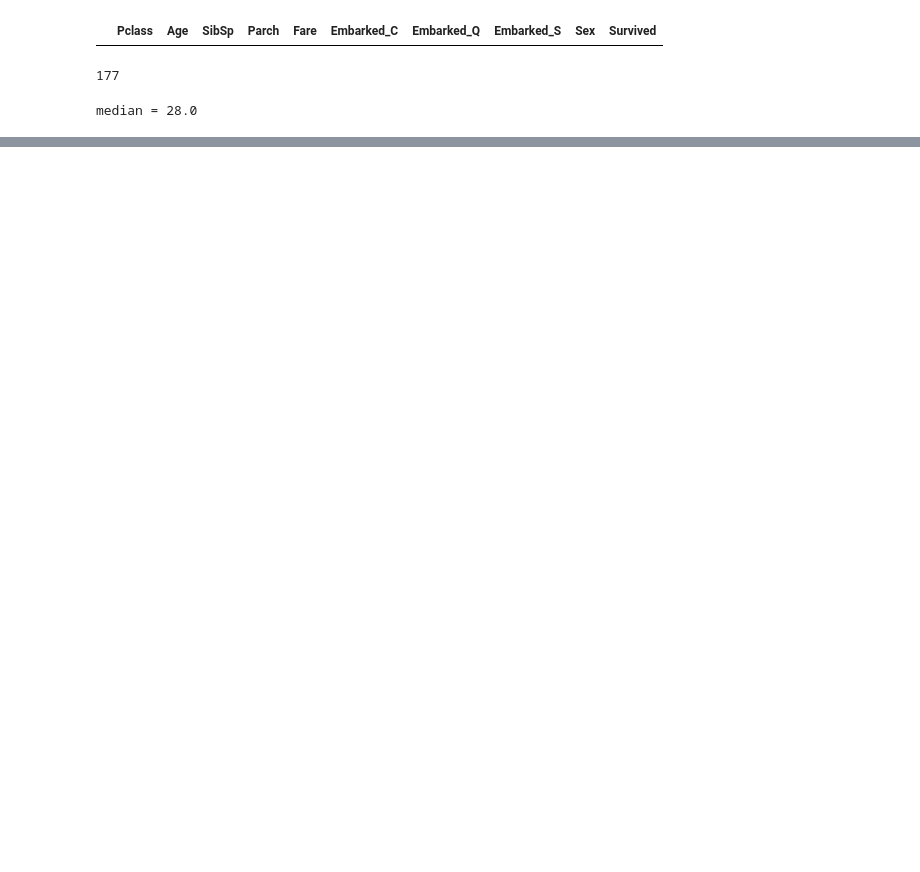
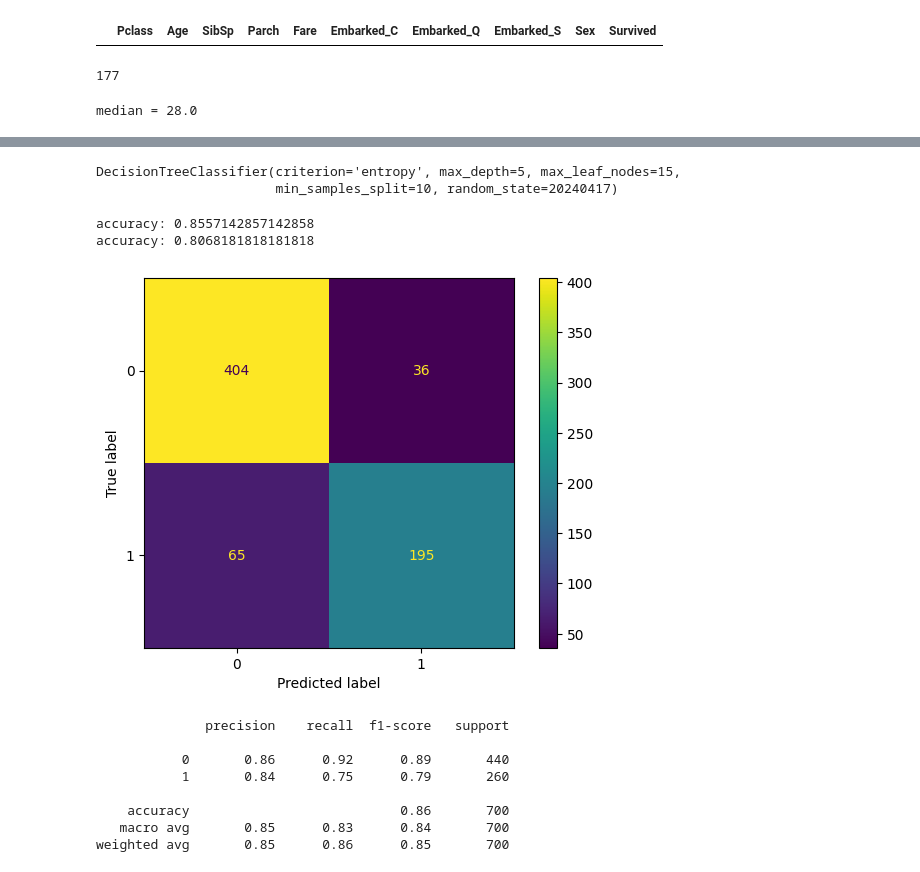
Before and after one commit to Kasymkhankhubiyev/AISiriusSpring2024, a Jupyter notebook: lab_03.ipynb, the cells around one changed output, grey strips where cells are left out. Drawn from its saved outputs; the diff is of its cells as text; code cells hidden in the pictures; blank space fills up the shorter version.

```diff
--- a/lab_03.ipynb
+++ b/lab_03.ipynb
@@ -291,0 +474,4 @@ np.where(dt.predict(X_test) == y_test, 1, 0).sum() / len(y_test) * 100
+# %%
+features_sub = [col for col in sub_df.columns if col != target_feature]
+sub_df = sub_df[features_sub+[target_feature]]
+sub_df.head()
@@ -291,0 +485,6 @@ np.where(dt.predict(X_test) == y_test, 1, 0).sum() / len(y_test) * 100
+# %%
+X_sub, y_sub = sub_df[features_sub].values, sub_df[target_feature].values
+
+X_train_sub, X_test_sub, y_train_sub, y_test_sub = train_test_split(X_sub, y_sub,
+                                                                    test_size=0.2,
+                                                                    random_state=RANDOM_SEED)
@@ -291,0 +494,38 @@ np.where(dt.predict(X_test) == y_test, 1, 0).sum() / len(y_test) * 100
+# %%
+best_params_sub = {'max_depth': 5,
+                    'criterion': 'entropy',
+                    'min_samples_split': 10,
+                    'min_samples_leaf': 1,
+                    'max_features': None,
+                    'max_leaf_nodes': 15,
+                    'random_state': 20240417}
+# %%
+dt_sub = DecisionTreeClassifier(**best_params_sub)
+
+dt_sub.fit(X_train_sub, y_train_sub)
+# %% [output]
+DecisionTreeClassifier(criterion='entropy', max_depth=5, max_leaf_nodes=15,
+                       min_samples_split=10, random_state=20240417)
+# %%
+print(f'accuracy: {accuracy_score(y_train_sub, dt_sub.predict(X_train_sub))}')
+print(f'accuracy: {accuracy_score(y_test_sub, dt_sub.predict(X_test_sub))}')
+# %% [output]
+accuracy: 0.8557142857142858
+accuracy: 0.8068181818181818
+# %%
+prediction = dt_sub.predict(X_train_sub)
+cm = confusion_matrix(y_train_sub, prediction)
+disp = ConfusionMatrixDisplay(cm)
+disp.plot()
+plt.show()
+print(classification_report(y_train_sub, prediction))
+# %% [output]
+[figure, added]
+              precision    recall  f1-score   support
+
+           0       0.86      0.92      0.89       440
+           1       0.84      0.75      0.79       260
+
+    accuracy                           0.86       700
+   macro avg       0.85      0.83      0.84       700
+weighted avg       0.85      0.86      0.85       700
```
Also changed, not shown: parts of 47 cells of this notebook, 1 other file.
